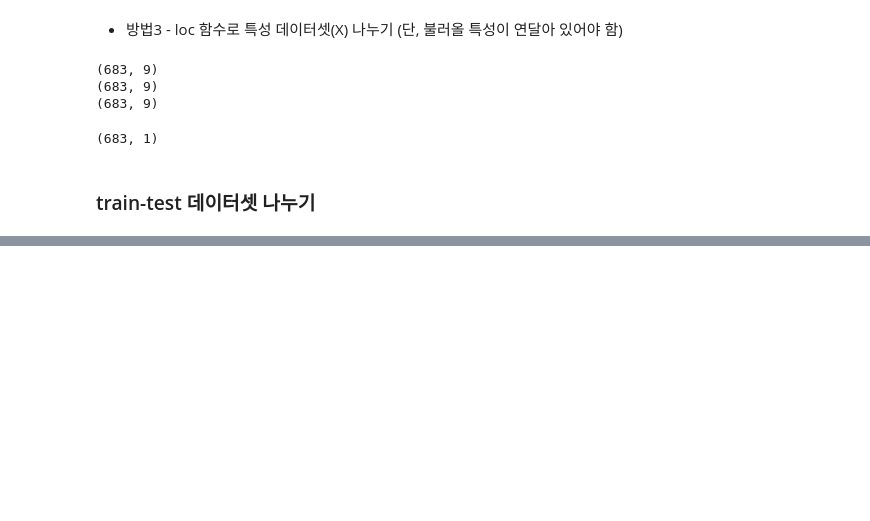
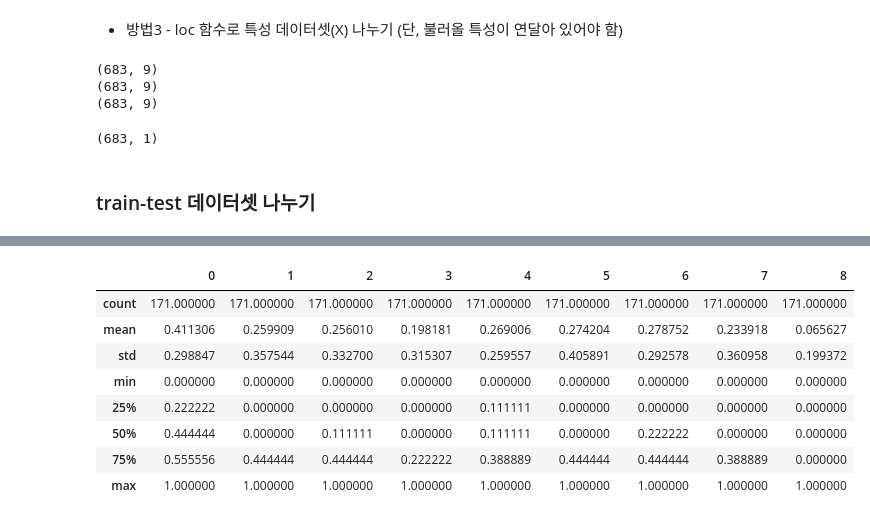
Before and after one commit to 2hongbi/kaggle-python, a Jupyter notebook: src/bigboongi/learn_machine_learning.ipynb, the cells around one changed output, grey strips where cells are left out. Cells and saved outputs as stored; diff of their text form; code cells hidden in the pictures; blank space fills up the shorter version.

```diff
--- a/src/bigboongi/learn_machine_learning.ipynb
+++ b/src/bigboongi/learn_machine_learning.ipynb
@@ -54,0 +106,13 @@ y.shape
+# %%
+X_scaled_minmax_test = scaler_minmax.transform(X_test)
+pd.DataFrame(X_scaled_minmax_test).describe()
+# %% [output]
+|  | 0 | 1 | 2 | 3 | 4 | 5 | 6 | 7 | 8 |
+| count | 171.000000 | 171.000000 | 171.000000 | 171.000000 | 171.000000 | 171.000000 | 171.000000 | 171.000000 | 171.000000 |
+| mean | 0.411306 | 0.259909 | 0.256010 | 0.198181 | 0.269006 | 0.274204 | 0.278752 | 0.233918 | 0.065627 |
+| std | 0.298847 | 0.357544 | 0.332700 | 0.315307 | 0.259557 | 0.405891 | 0.292578 | 0.360958 | 0.199372 |
+| min | 0.000000 | 0.000000 | 0.000000 | 0.000000 | 0.000000 | 0.000000 | 0.000000 | 0.000000 | 0.000000 |
+| 25% | 0.222222 | 0.000000 | 0.000000 | 0.000000 | 0.111111 | 0.000000 | 0.000000 | 0.000000 | 0.000000 |
+| 50% | 0.444444 | 0.000000 | 0.111111 | 0.000000 | 0.111111 | 0.000000 | 0.222222 | 0.000000 | 0.000000 |
+| 75% | 0.555556 | 0.444444 | 0.444444 | 0.222222 | 0.388889 | 0.444444 | 0.444444 | 0.388889 | 0.000000 |
+| max | 1.000000 | 1.000000 | 1.000000 | 1.000000 | 1.000000 | 1.000000 | 1.000000 | 1.000000 | 1.000000 |
```
Also changed, not shown: parts of 20 cells of this notebook.
